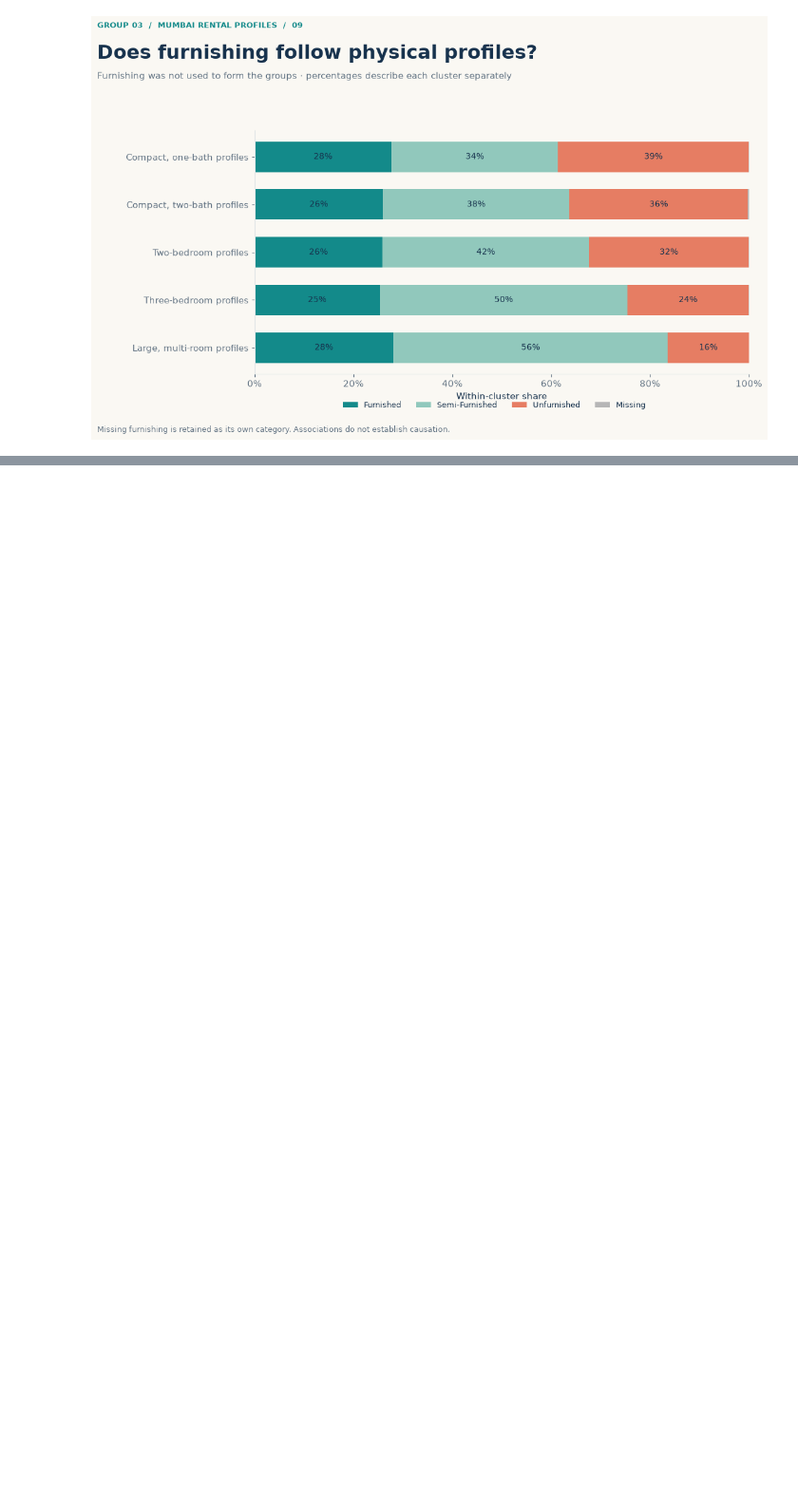
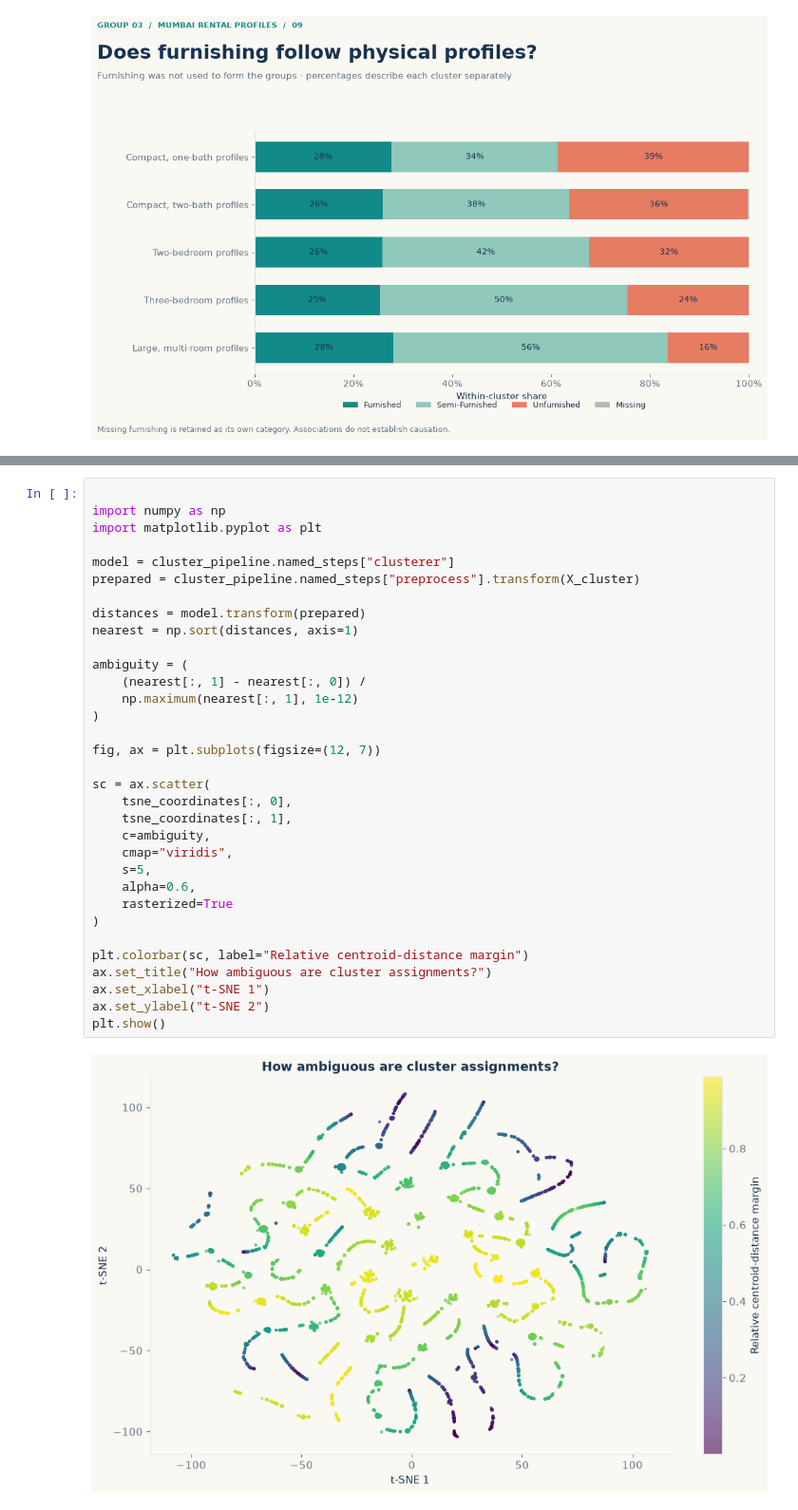
Before and after one commit to iaac-maai/group-3-day3-assignment, a Jupyter notebook: Unsupervisedlearning.ipynb, the cells around one changed output, grey strips where cells are left out. Shown at 95% size. Cells and saved outputs as stored; diff of their text form; blank space fills up the shorter version.

```diff
--- a/Unsupervisedlearning.ipynb
+++ b/Unsupervisedlearning.ipynb
@@ -785,0 +893,35 @@ save_figure(fig,"09_furnishing_by_cluster")
+# %%
+
+import numpy as np
+import matplotlib.pyplot as plt
+
+model = cluster_pipeline.named_steps["clusterer"]
+prepared = cluster_pipeline.named_steps["preprocess"].transform(X_cluster)
+
+distances = model.transform(prepared)
+nearest = np.sort(distances, axis=1)
+
+ambiguity = (
+    (nearest[:, 1] - nearest[:, 0]) /
+    np.maximum(nearest[:, 1], 1e-12)
+)
+
+fig, ax = plt.subplots(figsize=(12, 7))
+
+sc = ax.scatter(
+    tsne_coordinates[:, 0],
+    tsne_coordinates[:, 1],
+    c=ambiguity,
+    cmap="viridis",
+    s=5,
+    alpha=0.6,
+    rasterized=True
+)
+
+plt.colorbar(sc, label="Relative centroid-distance margin")
+ax.set_title("How ambiguous are cluster assignments?")
+ax.set_xlabel("t-SNE 1")
+ax.set_ylabel("t-SNE 2")
+plt.show()
+# %% [output]
+[figure, added]
```
Also changed, not shown: parts of 17 cells of this notebook, 23 other files.
